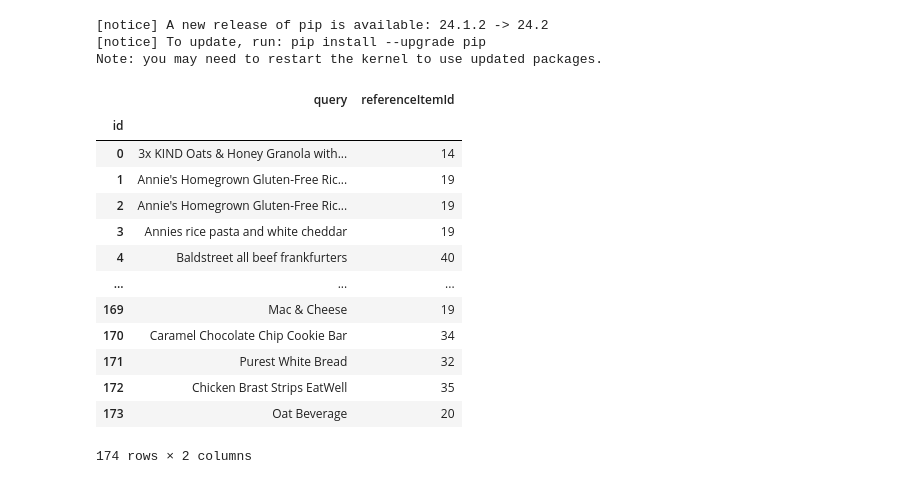
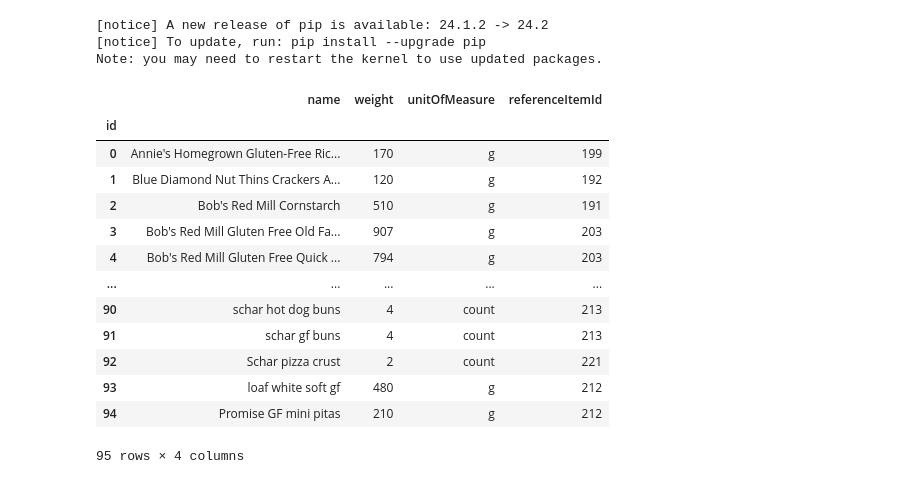
Before and after one commit to brovalex/public-experiments, a Jupyter notebook: receipts/notebooks/notebook-api-seed.ipynb, the cells around one changed output. Saved outputs shown, nothing was run; the diff lists cells and outputs as text; code cells hidden in the pictures.

Commit message:
moved to product instead of query for seed

```diff
--- a/receipts/notebooks/notebook-api-seed.ipynb
+++ b/receipts/notebooks/notebook-api-seed.ipynb
@@ -39,58 +39,58 @@ for index, row in referenceitems_df.iterrows():
         "price": row['price'],
         "pricePerWeight": row['priceperweight'],
         "referenceUrl": row['referenceurl']
     })
     new_referenceitem_id = response.json()['id']
     referenceitems_df.at[index, 'id'] = int(new_referenceitem_id)
 referenceitems_df['id'] = referenceitems_df['id'].astype(int)
 referenceitems_df.set_index('id', inplace=True)
 # referenceitems_df = referenceitems_df[['id', 'name', 'quantity', 'unitofmeasure', 'price', 'priceperweight', 'referenceurl']]
 referenceitems_df
 
 # test
 # writeReferenceItem({
 #     "name": "Sample item",
 #     "quantity": 10,
 #     "unitOfMeasure": "g",
 #     "price": 100,
 #     "pricePerWeight": 10,
 #     "referenceUrl": "test.com"
 # })
 
-# import from queryclassification.csv to panda dataframe
-queryclassification_df = pd.read_csv('queryclassification.csv')
-queryclassification_df.reset_index(drop=True, inplace=True)
-queryclassification_df['id'] = queryclassification_df.index
-queryclassification_df.set_index('id', inplace=True)
-queryclassification_df
+# import from known products to panda dataframe
+products_df = pd.read_csv('products_from_2022.csv')
+products_df.reset_index(drop=True, inplace=True)
+products_df['id'] = products_df.index
+products_df.set_index('id', inplace=True)
+products_df
 
 temp_referenceItem_map = referenceitems_df.copy()
 temp_referenceItem_map['id'] = temp_referenceItem_map.index
 temp_referenceItem_map
 
-queryclassification_df['referenceItemId'] = queryclassification_df['referenceItem'].map(temp_referenceItem_map.set_index('name')['id'].to_dict())
+products_df['referenceItemId'] = products_df['referenceItem'].map(temp_referenceItem_map.set_index('name')['id'].to_dict())
 try:
-    queryclassification_df['referenceItemId'] = queryclassification_df['referenceItemId'].astype(int)
+    products_df['referenceItemId'] = products_df['referenceItemId'].astype(int)
 except:
     print('Failed to convert referenceItemId to int')
-    print(queryclassification_df[queryclassification_df['referenceItemId'].isnull()])
-queryclassification_df.drop(columns=['referenceItem'], inplace=True)
-queryclassification_df
+    print(products_df[products_df['referenceItemId'].isnull()])
+products_df.drop(columns=['referenceItem'], inplace=True)
+products_df
 # %% [output]
-|  | query | referenceItemId |
-| id |  |  |
-| 0 | 3x KIND Oats & Honey Granola with... | 14 |
-| 1 | Annie's Homegrown Gluten-Free Ric... | 19 |
-| 2 | Annie's Homegrown Gluten-Free Ric... | 19 |
-| 3 | Annies rice pasta and white cheddar | 19 |
-| 4 | Baldstreet all beef frankfurters | 40 |
-| ... | ... | ... |
-| 169 | Mac & Cheese | 19 |
-| 170 | Caramel Chocolate Chip Cookie Bar | 34 |
-| 171 | Purest White Bread | 32 |
-| 172 | Chicken Brast Strips EatWell | 35 |
-| 173 | Oat Beverage | 20 |
+|  | name | weight | unitOfMeasure | referenceItemId |
+| id |  |  |  |  |
+| 0 | Annie's Homegrown Gluten-Free Ric... | 170 | g | 199 |
+| 1 | Blue Diamond Nut Thins Crackers A... | 120 | g | 192 |
+| 2 | Bob's Red Mill Cornstarch | 510 | g | 191 |
+| 3 | Bob's Red Mill Gluten Free Old Fa... | 907 | g | 203 |
+| 4 | Bob's Red Mill Gluten Free Quick ... | 794 | g | 203 |
+| ... | ... | ... | ... | ... |
+| 90 | schar hot dog buns | 4 | count | 213 |
+| 91 | schar gf buns | 4 | count | 213 |
+| 92 | Schar pizza crust | 2 | count | 221 |
+| 93 | loaf white soft gf | 480 | g | 212 |
+| 94 | Promise GF mini pitas | 210 | g | 212 |
-174 rows × 2 columns
+95 rows × 4 columns
 # %%
 from fuzzywuzzy import fuzz
 from fuzzywuzzy import process
```
Also changed, not shown: parts of 3 cells of this notebook, 2 other files.
